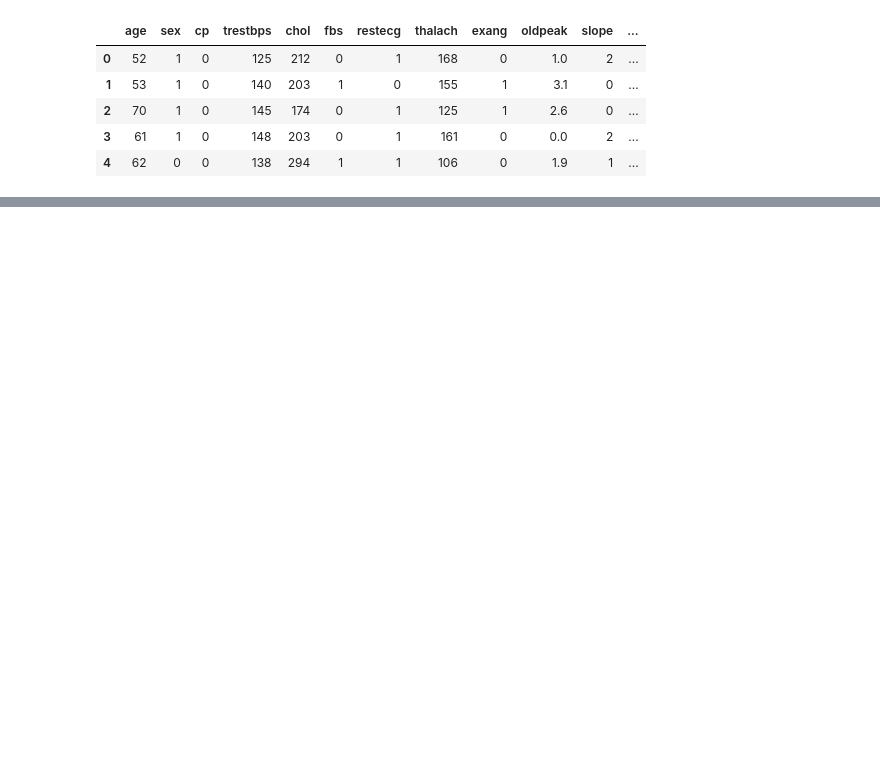
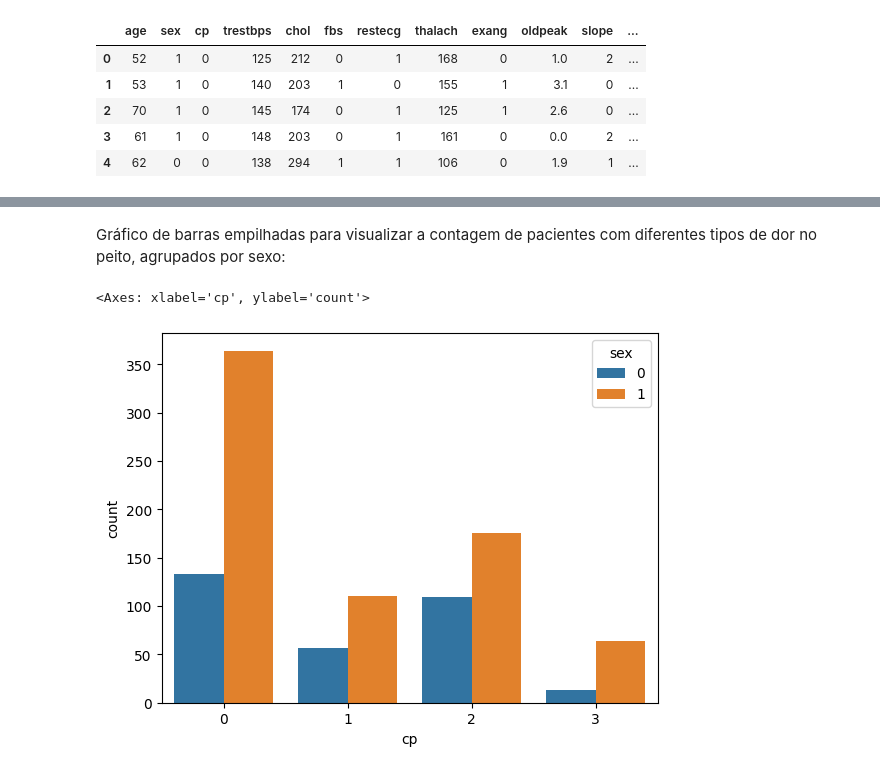
Before and after one commit to digitalopentech/mvppucsaude, a Jupyter notebook: MVP_PUC_LeonardoNunes.ipynb, the cells around one changed output, grey strips where cells are left out. Cells and saved outputs as stored; diff of their text form; code cells hidden in the pictures; blank space fills up the shorter version.

```diff
--- a/MVP_PUC_LeonardoNunes.ipynb
+++ b/MVP_PUC_LeonardoNunes.ipynb
@@ -315,0 +142,7 @@ F1-Score: 0.9852216748768473
+# %% [markdown]
+Gráfico de barras empilhadas para visualizar a contagem de pacientes com diferentes tipos de dor no peito, agrupados por sexo:
+# %%
+sns.countplot(data=df, x='cp', hue='sex')
+# %% [output]
+<Axes: xlabel='cp', ylabel='count'>
+[figure, added]
```
Also changed, not shown: parts of 86 cells of this notebook.
